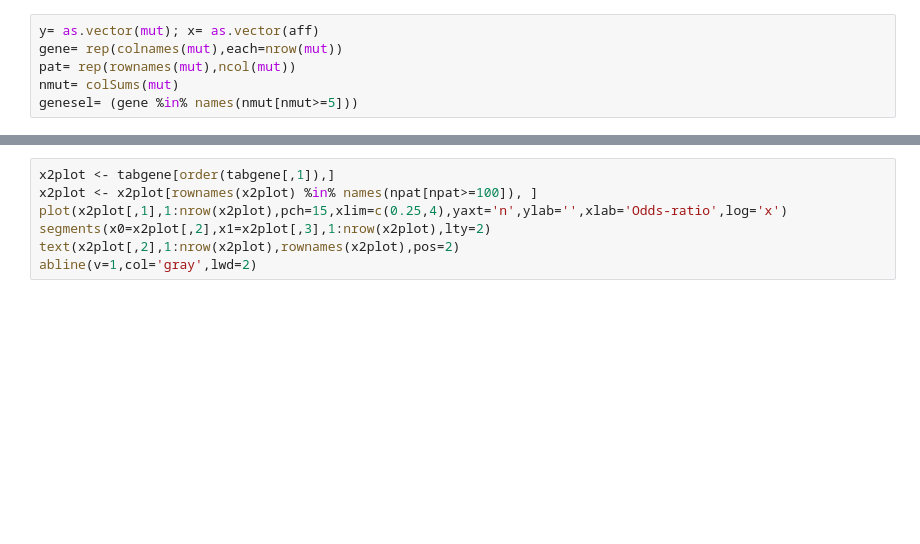
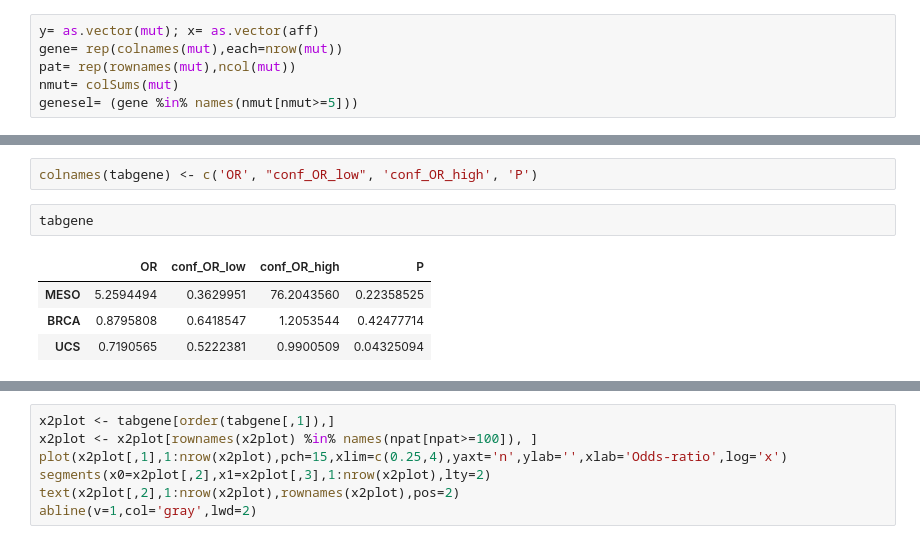
Before and after one commit to Rachelmarty20/MHC_II, a Jupyter notebook: data_analysis/patient_selection/PanelsCDE.ipynb, the cells around one changed output, grey strips where cells are left out. Cells and saved outputs as stored; diff of their text form; blank space fills up the shorter version.

```diff
--- a/data_analysis/patient_selection/PanelsCDE.ipynb
+++ b/data_analysis/patient_selection/PanelsCDE.ipynb
@@ -237,0 +179,9 @@ npat <- table(tissue$Tissue)
+# %%
+colnames(tabgene) <- c('OR', "conf_OR_low", 'conf_OR_high', 'P')
+# %%
+tabgene
+# %% [output]
+|  | OR | conf_OR_low | conf_OR_high | P |
+| MESO | 5.2594494 | 0.3629951 | 76.2043560 | 0.22358525 |
+| BRCA | 0.8795808 | 0.6418547 | 1.2053544 | 0.42477714 |
+| UCS | 0.7190565 | 0.5222381 | 0.9900509 | 0.04325094 |
```
Also changed, not shown: parts of 7 cells of this notebook, 3 other files.
